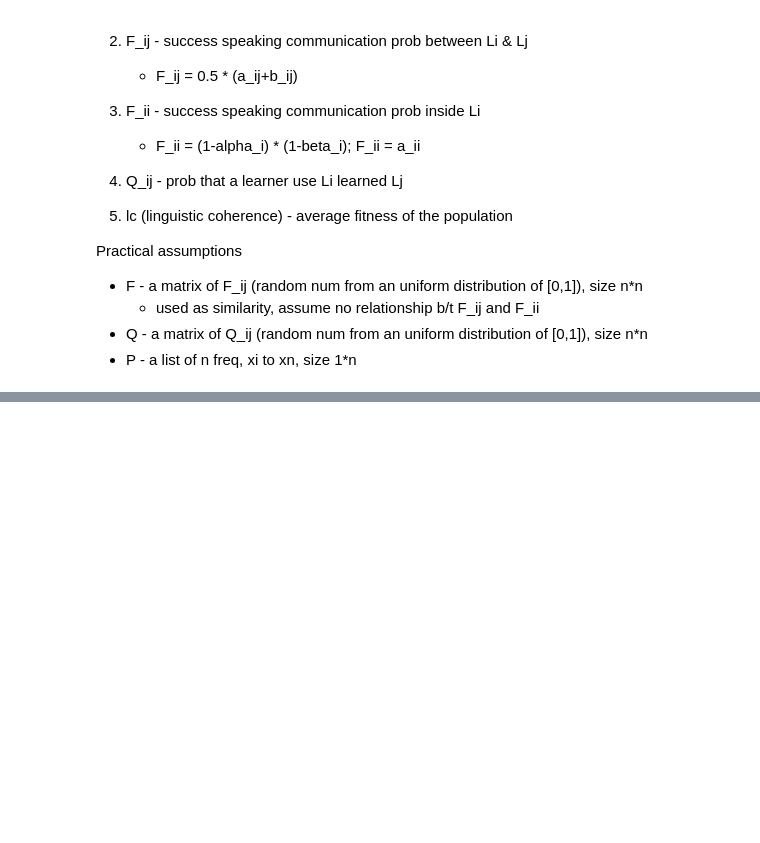
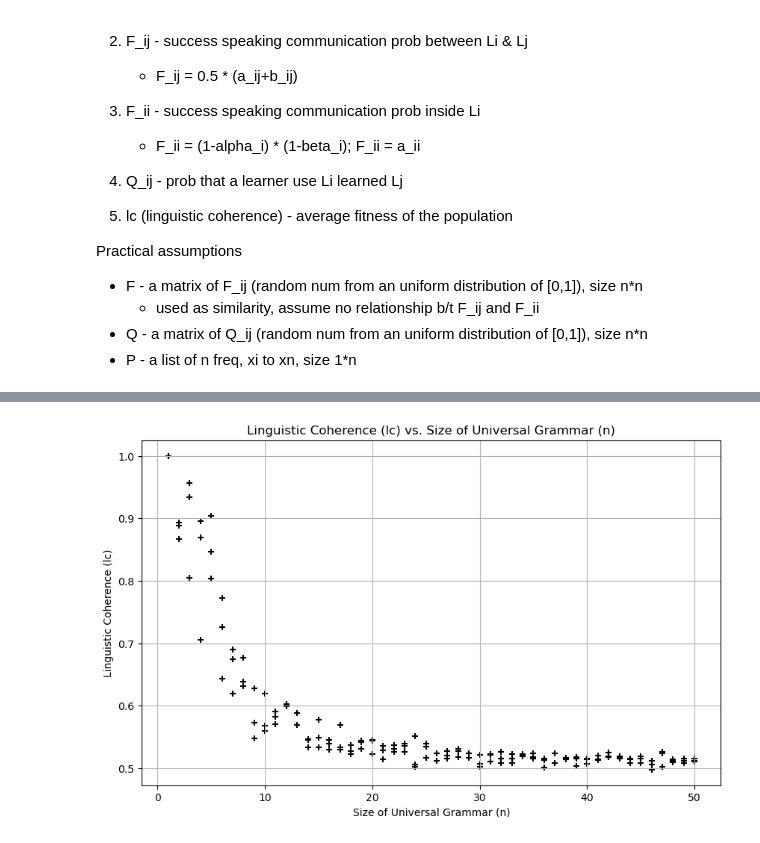
Before and after one commit to KujoFulu/LanguageModeling, a Jupyter notebook: model.ipynb, the cells around one changed output, grey strips where cells are left out. Drawn from its saved outputs; the diff is of its cells as text; code cells hidden in the pictures; blank space fills up the shorter version.

```diff
--- a/model.ipynb
+++ b/model.ipynb
@@ -125,0 +233,34 @@ n = 50: lc = 1247.518
+# %%
+import matplotlib.pyplot as plt
+
+def read_lc_values(filename):
+    n_values = []
+    lc_values = []
+    with open(filename, 'r') as file:
+        for line in file:
+            # Assuming the format is "n = {n}: lc = {lc}"
+            parts = line.strip().split(':')
+            n = int(parts[0].split('=')[1].strip())
+            lc = float(parts[1].split('=')[1].strip())
+            n_values.append(n)
+            lc_values.append(lc)
+    return n_values, lc_values
+
+def plot_lc_vs_n(n_values, lc_values):
+    plt.figure(figsize=(10, 6))
+    plt.scatter(n_values, lc_values, marker='+', color='black')
+    plt.title('Linguistic Coherence (lc) vs. Size of Universal Grammar (n)')
+    plt.xlabel('Size of Universal Grammar (n)')
+    plt.ylabel('Linguistic Coherence (lc)')
+    plt.grid(True)
+    plt.show()
+
+def main():
+    filename = 'test.txt'  # Replace with your actual file path
+    n_values, lc_values = read_lc_values(filename)
+    plot_lc_vs_n(n_values, lc_values)
+
+if __name__ == "__main__":
+    main()
+# %% [output]
+[figure, added]
```
Also changed, not shown: parts of 3 cells of this notebook, 4 other files.
